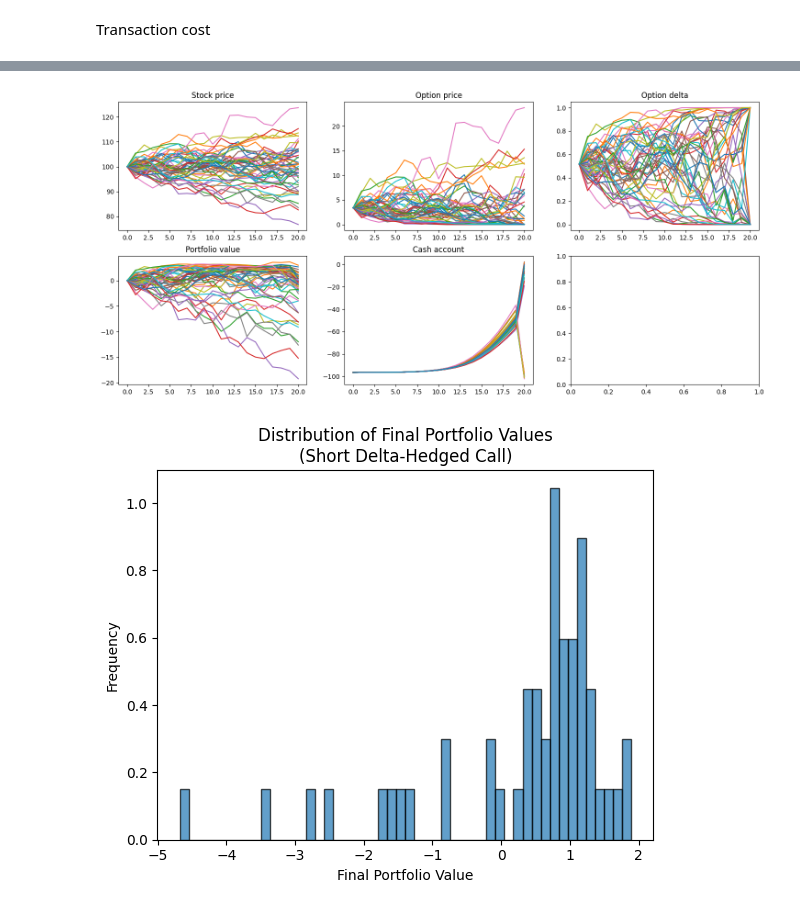
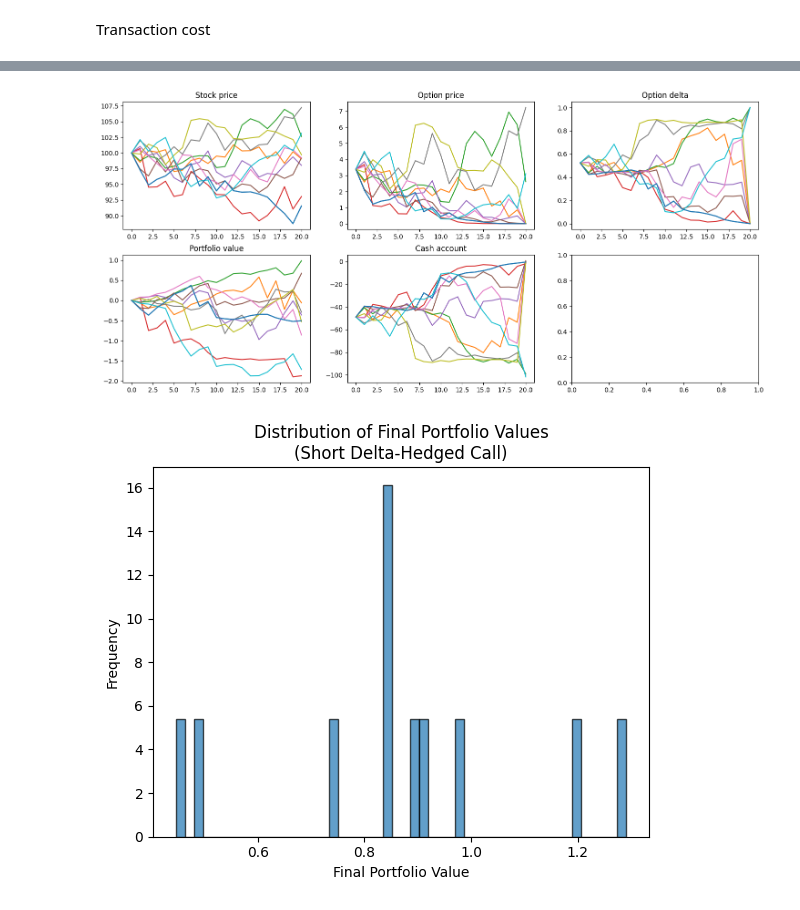
Before and after one commit to Antoinebattini/Deep_hedging_research, a Jupyter notebook: Deep_Hedging/Deep_hedging_Hull/PnL_Approach.ipynb, the cells around one changed output, grey strips where cells are left out. Drawn from its saved outputs; the diff is of its cells as text; code cells hidden in the pictures.

```diff
--- a/Deep_Hedging/Deep_hedging_Hull/PnL_Approach.ipynb
+++ b/Deep_Hedging/Deep_hedging_Hull/PnL_Approach.ipynb
@@ -722,18 +722,23 @@ class DDPG(DRL):  # or DDPG(DRL) if you inherit from DRL
 
     def load(self, tag=""):
         """Load weights from h5 files."""
-        if tag == "":
+        actor_file = f"weights/{tag}/ddpg_actor.weights.h5"
+        critic_Q_ex_file = f"weights/{tag}/ddpg_critic_Q_ex.weights.h5"
+        critic_Q_ex2_file = f"weights/{tag}/ddpg_critic_Q_ex2.weights.h5"
+        """if tag == "":
             actor_file = "weights/ddpg_actor.weights.h5"
             critic_Q_ex_file = "weights/ddpg_critic_Q_ex.weights.h5"
             critic_Q_ex2_file = "weights/ddpg_critic_Q_ex2.weights.h5"
+            print('done')
         else:
             actor_file = f"model/ddpg_actor_{tag}.weights.h5"
             critic_Q_ex_file = f"model/ddpg_critic_Q_ex_{tag}.weights.h5"
-            critic_Q_ex2_file = f"model/ddpg_critic_Q_ex2_{tag}.weights.h5"
+            critic_Q_ex2_file = f"model/ddpg_critic_Q_ex2_{tag}.weights.h5"""
 
         if os.path.exists(actor_file):
             self.actor.load_weights(actor_file)
             self.actor_hat.load_weights(actor_file)
+            print('done')
         if os.path.exists(critic_Q_ex_file):
             self.critic_Q_ex.load_weights(critic_Q_ex_file)
             self.critic_Q_ex_hat.load_weights(critic_Q_ex_file)
@@ -1017,8 +1022,8 @@ class DDPG(DRL):  # or DDPG(DRL) if you inherit from DRL
 # %%
 # specify what to test
 
-simulation =50
-env_test = TradingEnv(spread=0.0, num_contract=1, init_ttm=20, trade_freq=1, num_sim=simulation)
+simulation =10
+env_test = TradingEnv(spread=0.01, num_contract=1, init_ttm=20, trade_freq=1, num_sim=simulation)
 ddpg_test = DDPG(env_test)
 # %% [output]
 1. generate asset price paths
@@ -1396,7 +1405,7 @@ n_paths = stock_prices.shape[1]
 df_stock = stock_prices
 df_call = option_prices
 df_delta = deltas
-cost = 0.02
+cost = 0.01
 df_cash = pd.DataFrame(np.zeros((time_points, n_paths)))
 df_pnl = pd.DataFrame(np.zeros((time_points, n_paths)))
 
@@ -1458,7 +1467,7 @@ n_paths = stock_prices.shape[1]
 df_stock = stock_prices
 df_call = option_prices
 df_delta = actions
-cost = 0.02
+cost = 0.01
 df_cash = pd.DataFrame(np.zeros((time_points, n_paths)))
 df_pnl = pd.DataFrame(np.zeros((time_points, n_paths)))
 
@@ -1483,33 +1492,33 @@ fig, ax = plt.subplots(2, 3, figsize=(18, 8))
 
 ax[0, 0].plot(stock_prices)
 ax[0, 0].set_title('Stock price')
 
 ax[0, 1].plot(option_prices)
 ax[0, 1].set_title('Option price')
 
-ax[0, 2].plot(deltas)
+ax[0, 2].plot(df_delta)
 ax[0, 2].set_title('Option delta')
 
 ax[1, 0].plot(df_pnl)
 ax[1, 0].set_title('Portfolio value')
 
 ax[1, 1].plot(df_cash)
 ax[1, 1].set_title('Cash account')
 
 plt.show()
 
 
 
 plt.hist(df_pnl.iloc[-1,:]/df_call.iloc[0,:] + 1, bins=50, edgecolor='k', alpha=0.7,density=True)
 plt.xlabel("Final Portfolio Value")
 plt.ylabel("Frequency")
 plt.title("Distribution of Final Portfolio Values\n(Short Delta-Hedged Call)")
 plt.show()
 plt.hist(df_pnl.iloc[-1,:], bins=50, edgecolor='k', alpha=0.7)
 plt.xlabel("Final Portfolio Value")
 plt.ylabel("Frequency")
 plt.title("Distribution of Final Portfolio Values\n(Short Delta-Hedged Call)")
 plt.show()
 # %% [output]
-[figure, old version]
+[figure, new version]
-[figure, old version]
+[figure, new version]
```
Also changed, not shown: parts of 8 cells of this notebook, 12 other files.
